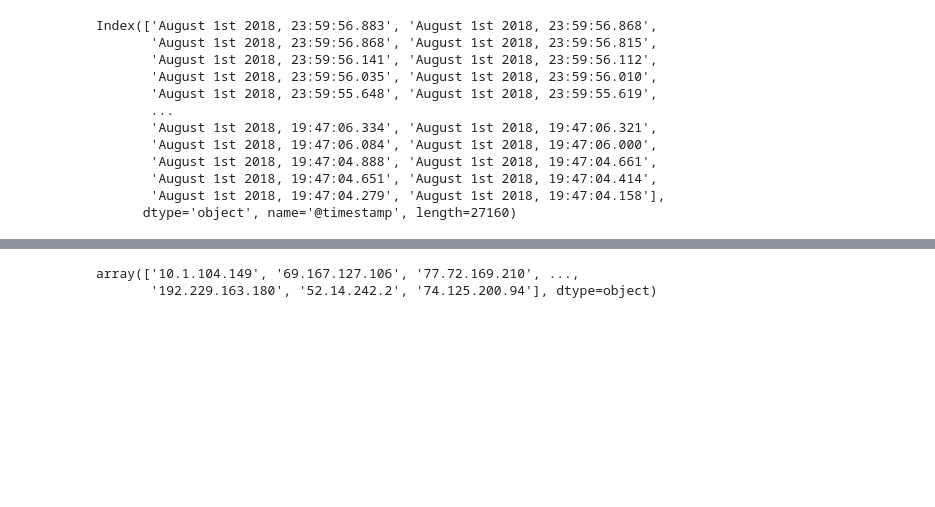
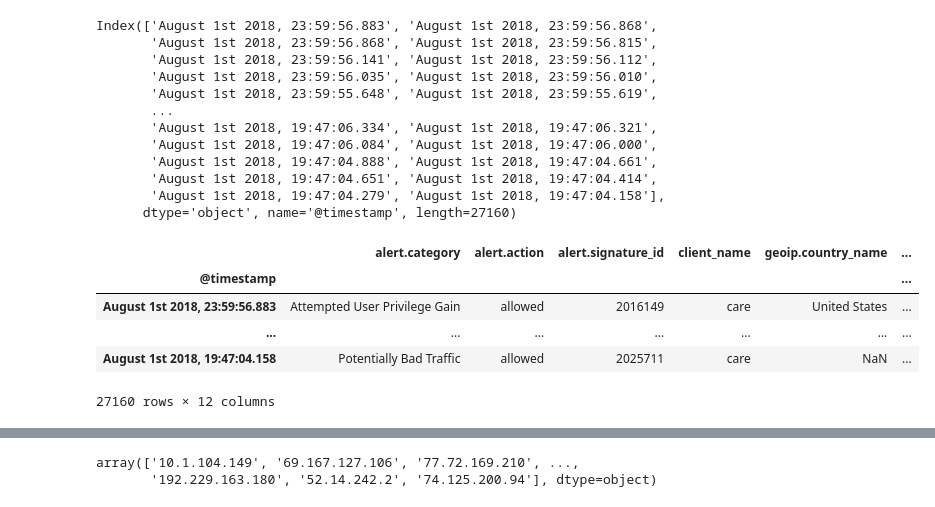
Before and after one commit to juanerolon/elastic-playground, a Jupyter notebook: Alert_Analysis_Prototyping.ipynb, the cells around one changed output, grey strips where cells are left out. Cells and saved outputs as stored; diff of their text form; code cells hidden in the pictures; blank space fills up the shorter version.

```diff
--- a/Alert_Analysis_Prototyping.ipynb
+++ b/Alert_Analysis_Prototyping.ipynb
@@ -5,3 +9,15 @@ import json
 import nltk
 import matplotlib.pyplot as plt
 from IPython.display import display # Allows the use of display() for DataFrames
+# %%
+cwd = os.getcwd()
+#Assume datasets folder is containd within the working directory of this ipython notebook
+datasets_path = cwd + '/datasets/'
+
+#Assume utilities folder is contained within the working directory of this ipython notebook
+utilities_path = cwd + '/utilities/'
+txt = SourceFileLoader("text_utils",  utilities_path +"text_utils.py").load_module()
+gut = SourceFileLoader("graph_utils", utilities_path + "graph_utils.py").load_module()
+
+print("Datasets PATH = {}".format(datasets_path))
+print("Utilities PATH = {}".format(datasets_path))
@@ -8,5 +27,5 @@ from IPython.display import display # Allows the use of display() for DataFrames
 # %%
-full_data = pd.read_csv('search_logs_1_large.csv',index_col=0)
+full_data = pd.read_csv(datasets_path + 'search_logs_1_large.csv',index_col=0)
 
 data_cols = list(full_data.columns)
 print("All labels in data:\n")
@@ -39,3 +58,12 @@ Index(['August 1st 2018, 23:59:56.883', 'August 1st 2018, 23:59:56.868',
        'August 1st 2018, 19:47:04.651', 'August 1st 2018, 19:47:04.414',
        'August 1st 2018, 19:47:04.279', 'August 1st 2018, 19:47:04.158'],
       dtype='object', name='@timestamp', length=27160)
+# %%
+display(full_data)
+# %% [output]
+|  | alert.category | alert.action | alert.signature_id | client_name | geoip.country_name | ... |
+| @timestamp |  |  |  |  |  | ... |
+| August 1st 2018, 23:59:56.883 | Attempted User Privilege Gain | allowed | 2016149 | care | United States | ... |
+| ... | ... | ... | ... | ... | ... | ... |
+| August 1st 2018, 19:47:04.158 | Potentially Bad Traffic | allowed | 2025711 | care | NaN | ... |
+27160 rows × 12 columns
```
Also changed, not shown: parts of 8 cells of this notebook.
